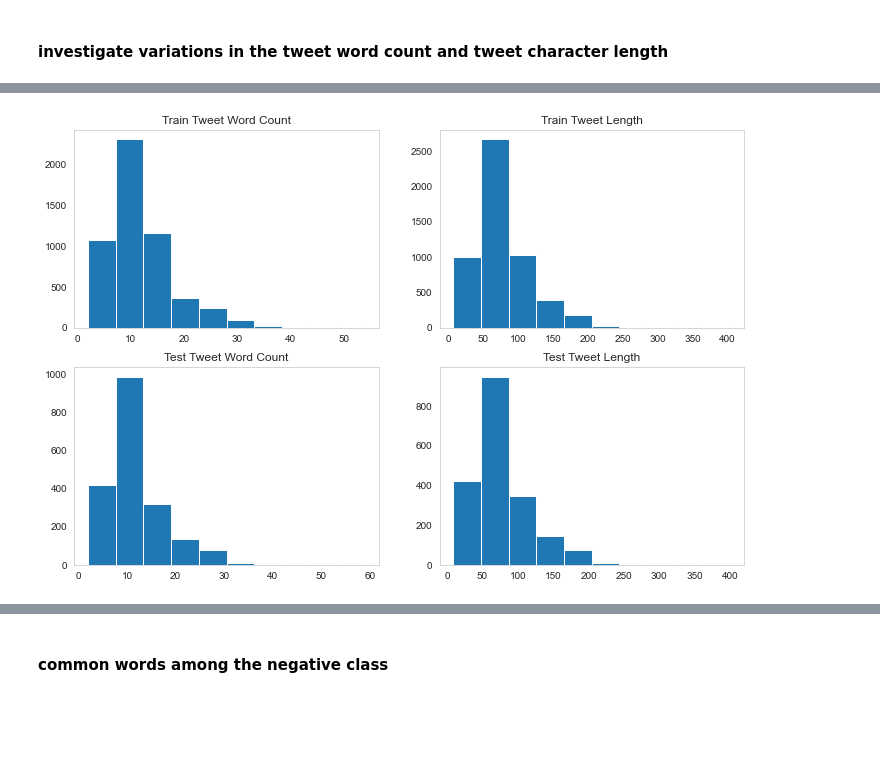
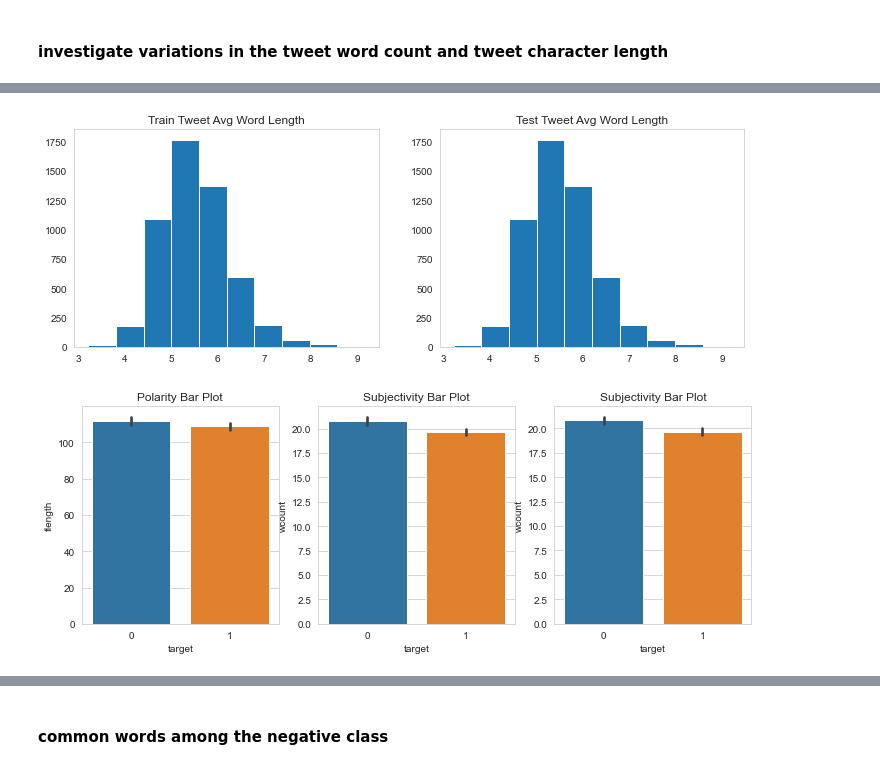
Before and after one commit to nyawanga/zindi_covid_tweets, a Jupyter notebook: covid_tweets.ipynb, the cells around one changed output, grey strips where cells are left out. Saved outputs shown, nothing was run; the diff lists cells and outputs as text; code cells hidden in the pictures; blank space fills up the shorter version.

```diff
--- a/covid_tweets.ipynb
+++ b/covid_tweets.ipynb
@@ -68,0 +48,20 @@ train.groupby("target")[["wcount", "tlength"]].describe()#.T #[["mean", "std"]]
+# %%
+class FeatureEngineering(BaseEstimator,TransformerMixin):
+    def __init__(self, field):
+        self.field = field
+
+    def fit(self, X, y=None):
+        return self
+
+    def transform(self, X):
+        X["wcount"] = X[self.field].apply(lambda x: len(x.split()))
+        X["tlength"] = X[self.field].apply(lambda x: len(x))
+        X["word_len"] = X["tlength"]/X["wcount"]
+
+        X["polarity"] = X[self.field].apply(lambda x: TextBlob(str(x)).sentiment.polarity)
+        X["subjectivity"] = X[self.field].apply(lambda x: TextBlob(str(x)).sentiment.subjectivity)
+
+        return X
+
+train = FeatureEngineering("text").fit_transform(train)
+test = FeatureEngineering("text").fit_transform(test)
@@ -87,3 +112,0 @@ Name: target, dtype: int64
-# %%
-train = get_word_len(train, col="clean")
-test = get_word_len(test, col="clean" )
@@ -102,19 +123,26 @@ train.groupby("target")[["wcount", "tlength"]].describe()#.T #[["mean", "std"]]
 # %%
-plt.figure(figsize=(12, 8))
-plt.subplot(2,2,1)
-train["wcount"].hist(grid=False)
-plt.title("Train Tweet Word Count")
-plt.subplot(2,2,2)
-train["tlength"].hist(grid=False)
-plt.title("Train Tweet Length")
-plt.subplot(2,2,3)
-test["wcount"].hist(grid=False)
-# print()
-# print()
-plt.title("Test Tweet Word Count")
-plt.subplot(2,2,4)
-test["tlength"].hist(grid=False)
-plt.title("Test Tweet Length")
+plt.figure(figsize=(12, 4))
+plt.subplot(1,2,1)
+train["word_len"].hist(grid=False)
+plt.title("Train Tweet Avg Word Length")
+plt.subplot(1,2,2)
+test["word_len"].hist(grid=False)
+plt.title("Test Tweet Avg Word Length")
 plt.show()
 # %% [output]
-[figure, old version]
+[figure, new version]
+# %%
+plt.figure(figsize=(12, 4))
+plt.subplot(1,3,1)
+sns.barplot(x="target", y="tlength", data=train)
+plt.title("Polarity Bar Plot")
+plt.subplot(1,3,2)
+sns.barplot(x="target", y="wcount", data=train)
+plt.title("Subjectivity Bar Plot")
+
+plt.subplot(1,3,3)
+sns.barplot(x="target", y="wcount", data=train)
+plt.title("Subjectivity Bar Plot")
+plt.show()
+# %% [output]
+[figure, added]
```
Also changed, not shown: parts of 43 cells of this notebook.
